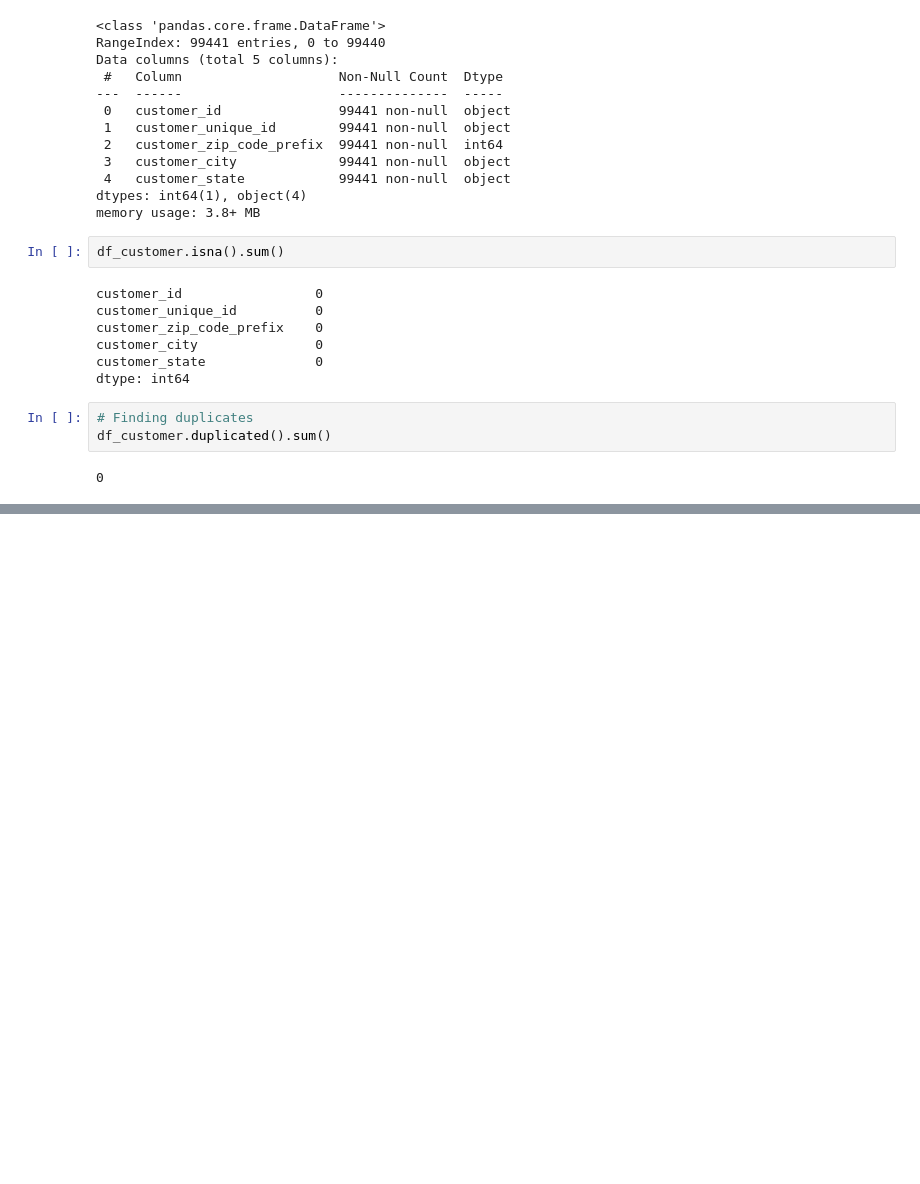
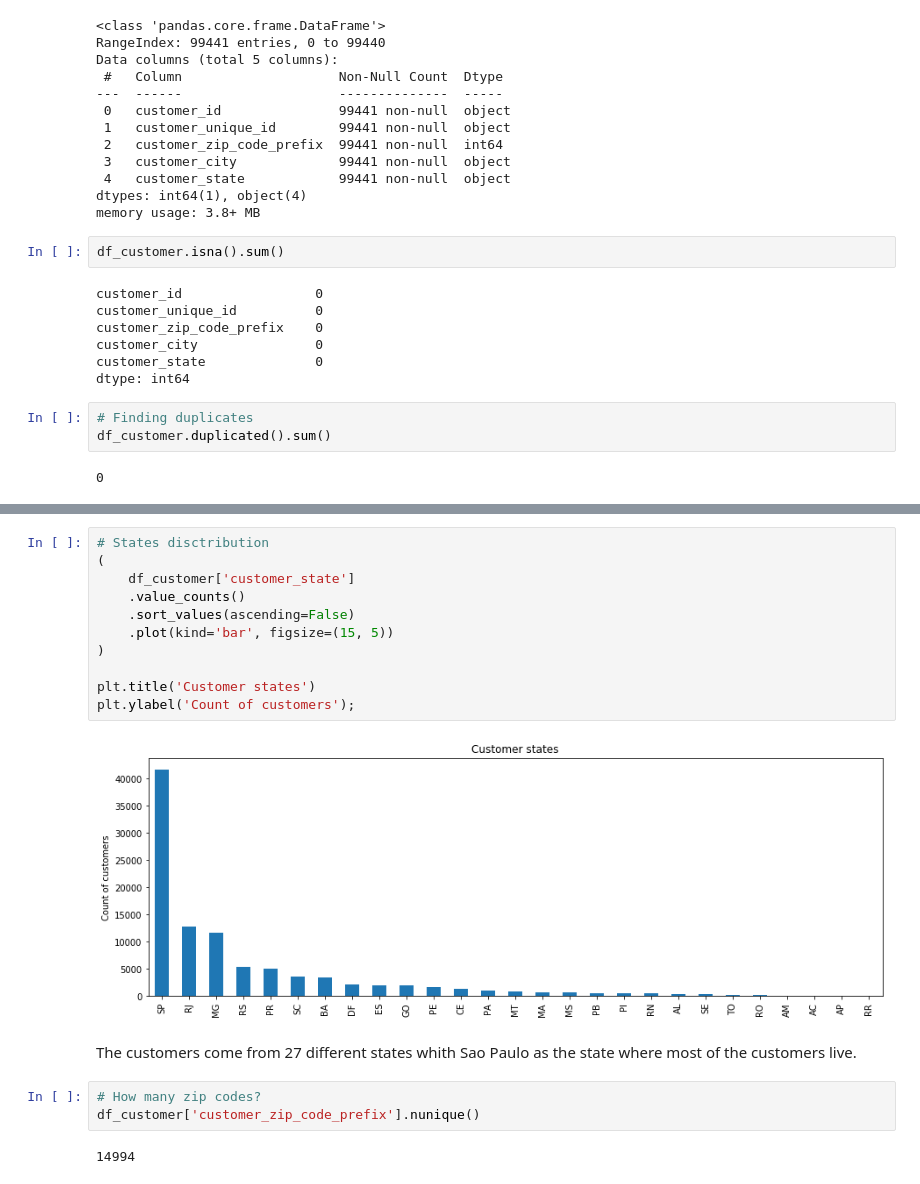
Before and after one commit to Hummelt/Capstone-Project, a Jupyter notebook: 1 - Customer Segmentation/customer_segmentation.ipynb, the cells around one changed output, grey strips where cells are left out. Drawn from its saved outputs; the diff is of its cells as text; blank space fills up the shorter version.

```diff
--- a/1 - Customer Segmentation/customer_segmentation.ipynb
+++ b/1 - Customer Segmentation/customer_segmentation.ipynb
@@ -176,0 +346,20 @@ df_customer.duplicated().sum()
+# %%
+# States disctribution
+(
+    df_customer['customer_state']
+    .value_counts()
+    .sort_values(ascending=False)
+    .plot(kind='bar', figsize=(15, 5))
+)
+
+plt.title('Customer states')
+plt.ylabel('Count of customers');
+# %% [output]
+[figure, added]
+# %% [markdown]
+The customers come from 27 different states whith Sao Paulo as the state where most of the customers live.
+# %%
+# How many zip codes?
+df_customer['customer_zip_code_prefix'].nunique()
+# %% [output]
+14994
```
Also changed, not shown: parts of 73 cells of this notebook, 1 other file.
